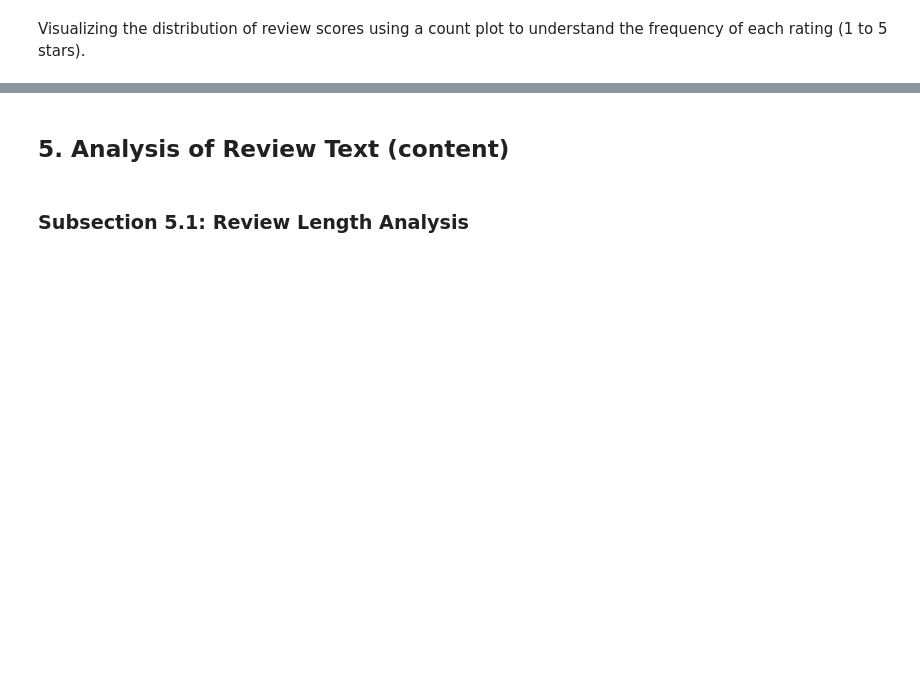
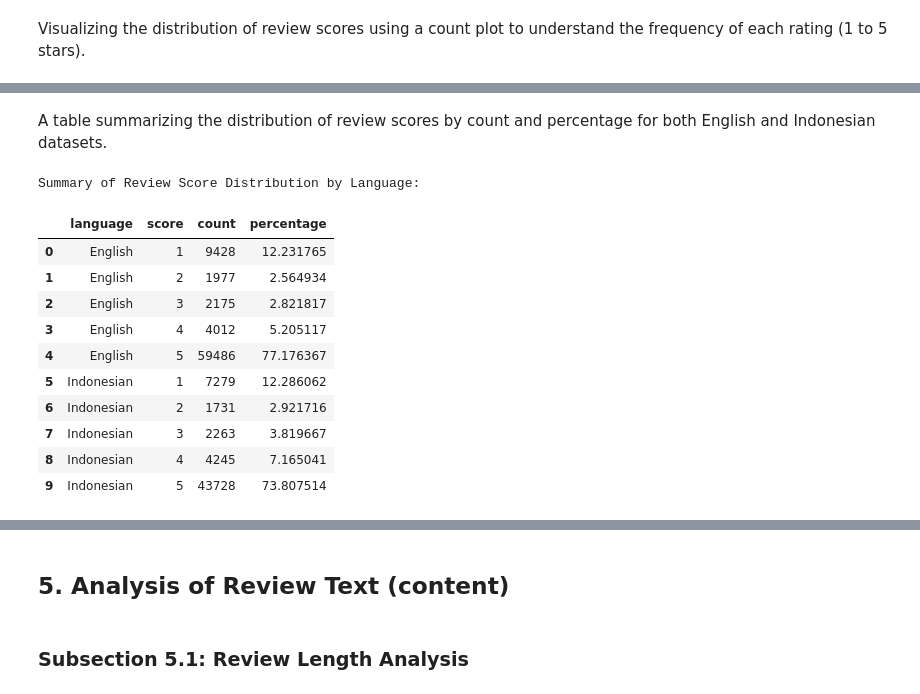
Before and after one commit to notnsas/data-science-capstone-project-college, a Jupyter notebook: notebooks/02_eda_raw_data.ipynb, the cells around one changed output, grey strips where cells are left out. Drawn from its saved outputs; the diff is of its cells as text; code cells hidden in the pictures; blank space fills up the shorter version.

Commit message:
4. Analysis of Review Ratings (score)

```diff
--- a/notebooks/02_eda_raw_data.ipynb
+++ b/notebooks/02_eda_raw_data.ipynb
@@ -325,0 +350,27 @@ The count plot reveals the distribution of star ratings. We can observe which sc
+# %% [markdown]
+A table summarizing the distribution of review scores by count and percentage for both English and Indonesian datasets.
+# %%
+if combined_df is not None:
+    # Group by language and score, then count
+    score_distribution = combined_df.groupby(['language', 'score']).size().reset_index(name='count')
+
+    # Calculate percentage
+    score_distribution['percentage'] = score_distribution.groupby('language')['count'].transform(lambda x: x / x.sum() * 100)
+
+    print("Summary of Review Score Distribution by Language:")
+    display(score_distribution)
+else:
+    print("Combined dataframe is not available to display score distribution table.")
+# %% [output]
+Summary of Review Score Distribution by Language:
+|  | language | score | count | percentage |
+| 0 | English | 1 | 9428 | 12.231765 |
+| 1 | English | 2 | 1977 | 2.564934 |
+| 2 | English | 3 | 2175 | 2.821817 |
+| 3 | English | 4 | 4012 | 5.205117 |
+| 4 | English | 5 | 59486 | 77.176367 |
+| 5 | Indonesian | 1 | 7279 | 12.286062 |
+| 6 | Indonesian | 2 | 1731 | 2.921716 |
+| 7 | Indonesian | 3 | 2263 | 3.819667 |
+| 8 | Indonesian | 4 | 4245 | 7.165041 |
+| 9 | Indonesian | 5 | 43728 | 73.807514 |
```
Also changed, not shown: parts of 6 cells of this notebook.
